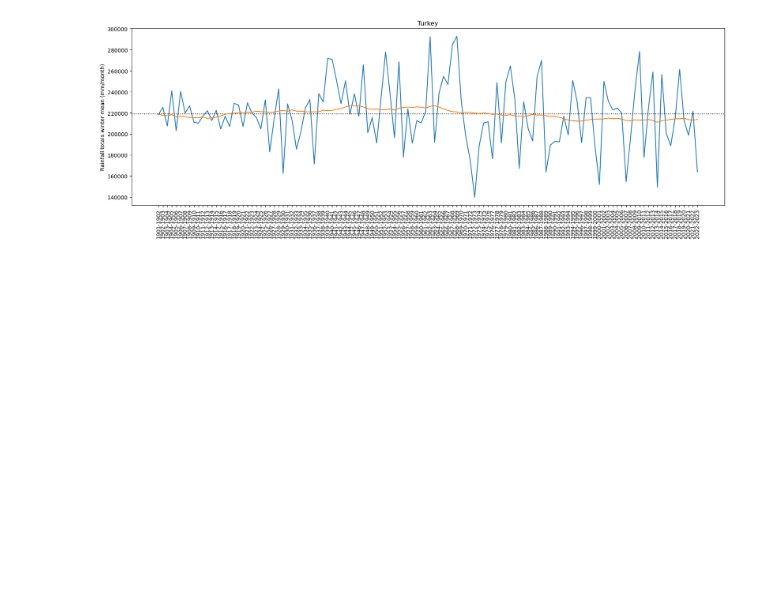
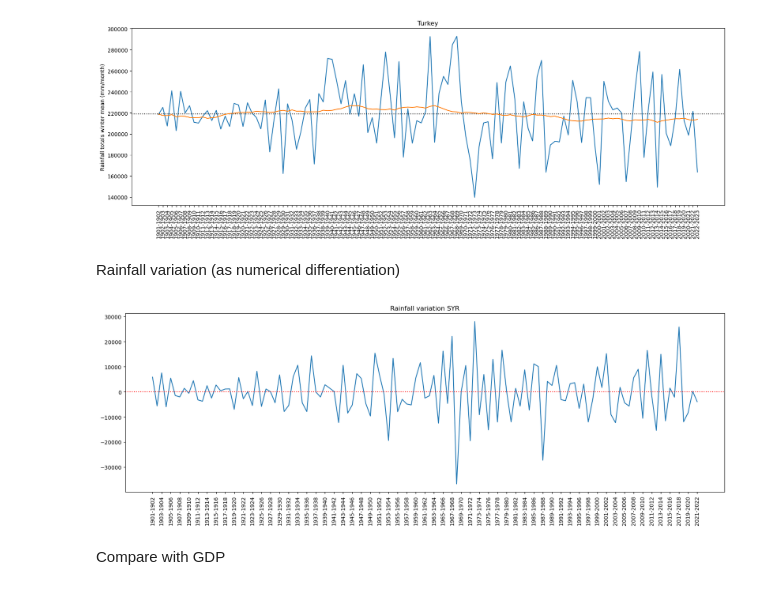
Before and after one commit to ebelchio12/nature-and-conflicts, a Jupyter notebook: EDA/rainfall/rainfall.ipynb, the cells around one changed output. Saved outputs shown, nothing was run; the diff lists cells and outputs as text; code cells hidden in the pictures; blank space fills up the shorter version.

```diff
--- a/EDA/rainfall/rainfall.ipynb
+++ b/EDA/rainfall/rainfall.ipynb
@@ -80,3 +128,19 @@ ax.set_title('Turkey')
 plt.show()
 # %% [output]
 [figure]
+# %% [markdown]
+Rainfall variation (as numerical differentiation)
+# %%
+t, dates, winter_means = rainfall.get_country_winter_mean((1901,2023), 'SYR', world)
+variation = np.diff(winter_means)
+fig, ax = plt.subplots(figsize=(20,6))
+ax.plot(t[:-1], variation)
+ax.set_xticks(t[::2])
+ax.set_xticklabels(dates[::2], rotation=90)
+ax.axhline(0, color='r', linestyle='dotted')
+ax.set_title('Rainfall variation SYR')
+plt.show()
+# %% [output]
+[figure, added]
+# %% [markdown]
+Compare with GDP
```
Also changed, not shown: parts of 16 cells of this notebook, 2 other files.
